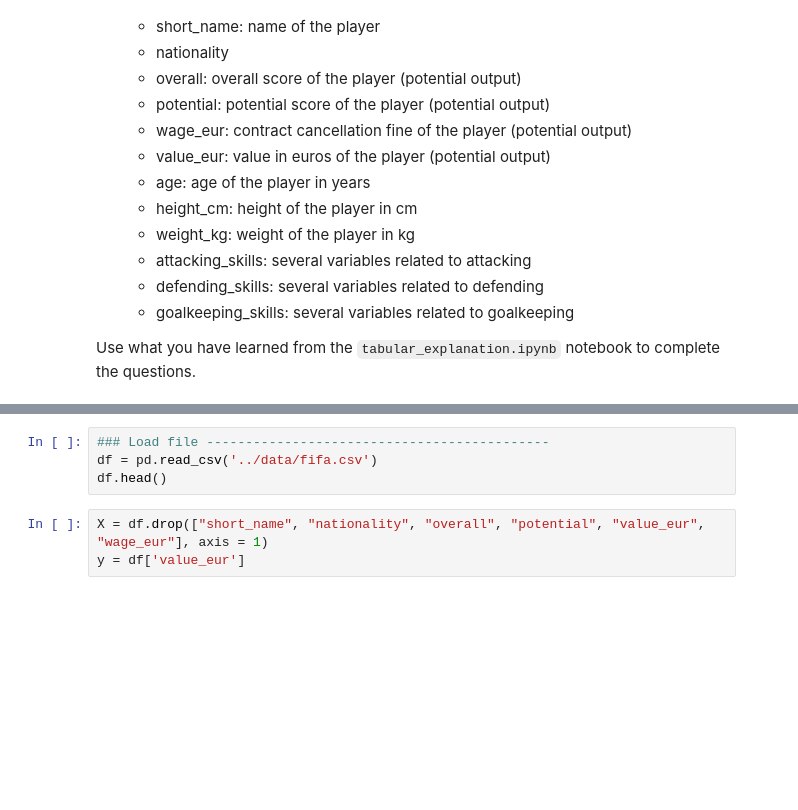
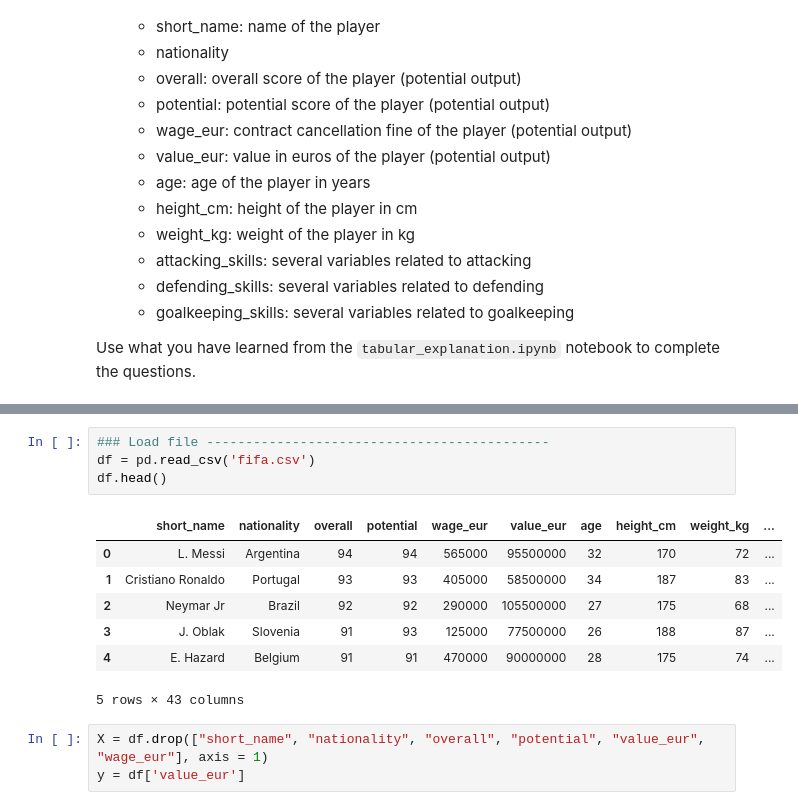
Before and after one commit to ICAI-IMAT-XAI/p1-tabular-methods-zano0, a Jupyter notebook: notebook/exercise.ipynb, the cells around one changed output, grey strips where cells are left out. Saved outputs shown, nothing was run; the diff lists cells and outputs as text; blank space fills up the shorter version.

```diff
--- a/notebook/exercise.ipynb
+++ b/notebook/exercise.ipynb
@@ -39,7 +60,15 @@ np.random.seed(2025)
 # %%
 ### Load file --------------------------------------------
-df = pd.read_csv('../data/fifa.csv')
+df = pd.read_csv('fifa.csv')
 df.head()
+# %% [output]
+|  | short_name | nationality | overall | potential | wage_eur | value_eur | age | height_cm | weight_kg | ... |
+| 0 | L. Messi | Argentina | 94 | 94 | 565000 | 95500000 | 32 | 170 | 72 | ... |
+| 1 | Cristiano Ronaldo | Portugal | 93 | 93 | 405000 | 58500000 | 34 | 187 | 83 | ... |
+| 2 | Neymar Jr | Brazil | 92 | 92 | 290000 | 105500000 | 27 | 175 | 68 | ... |
+| 3 | J. Oblak | Slovenia | 91 | 93 | 125000 | 77500000 | 26 | 188 | 87 | ... |
+| 4 | E. Hazard | Belgium | 91 | 91 | 470000 | 90000000 | 28 | 175 | 74 | ... |
+5 rows × 43 columns
 # %%
 X = df.drop(["short_name", "nationality", "overall", "potential", "value_eur", "wage_eur"], axis = 1)
 y = df['value_eur']
```
Also changed, not shown: parts of 17 cells of this notebook.
